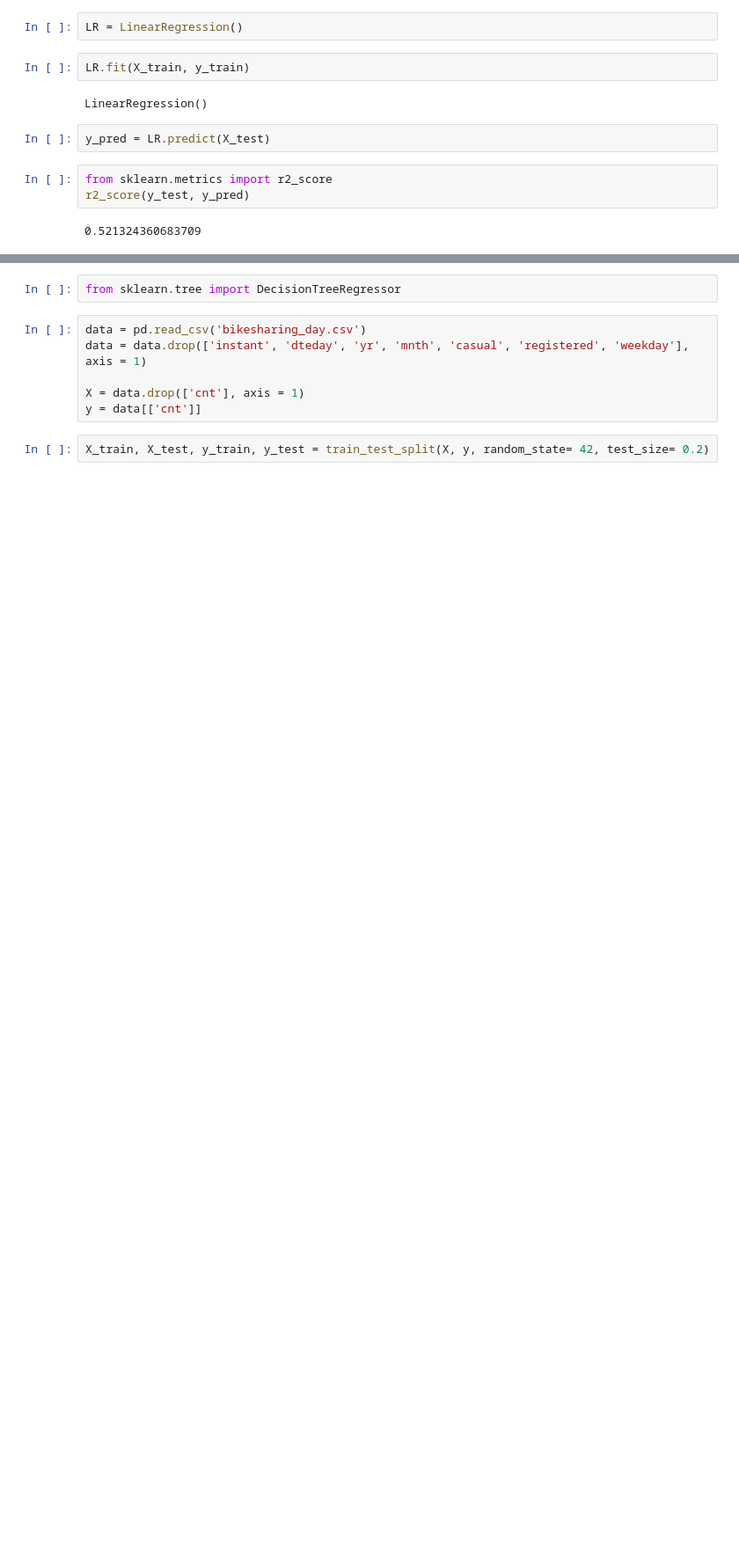
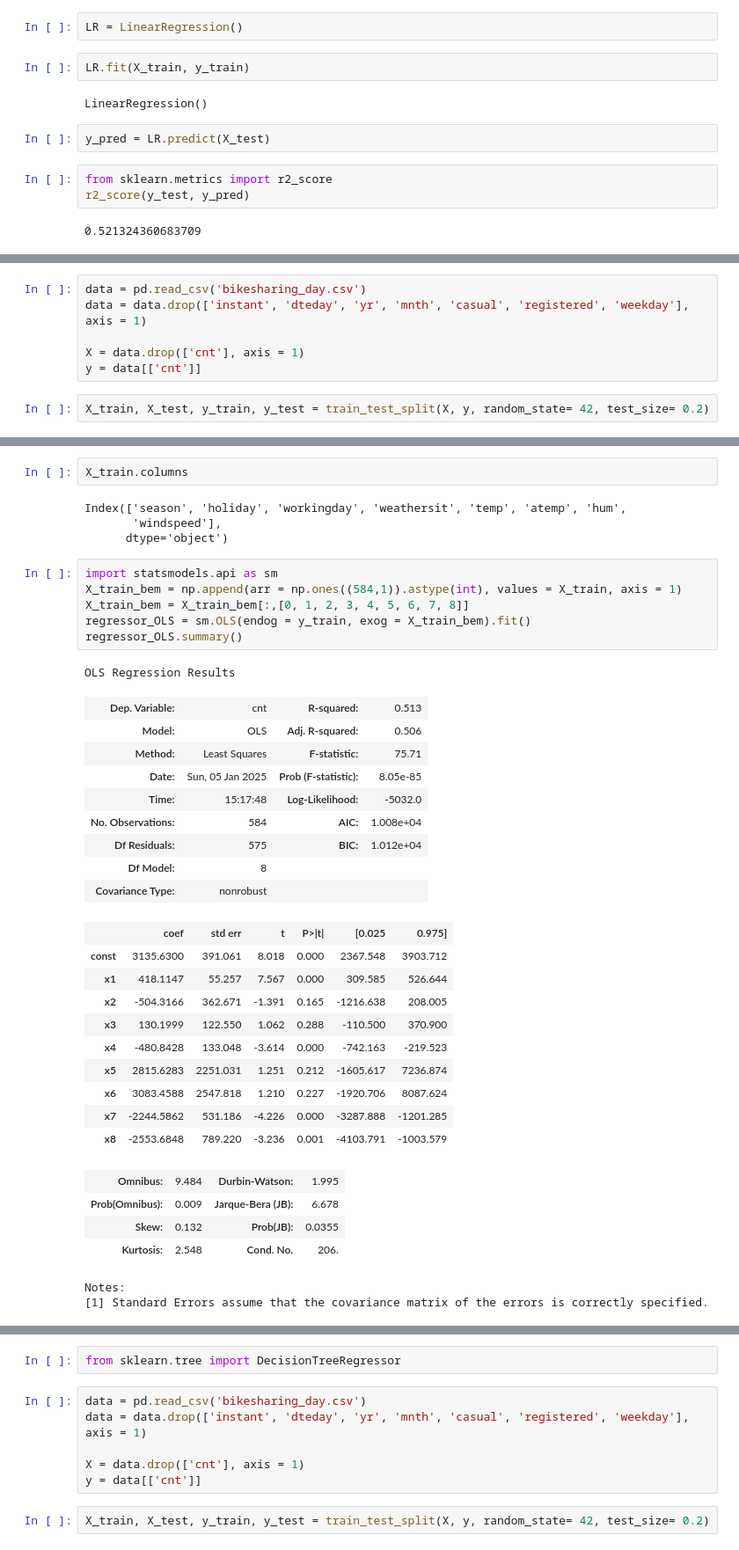
Before and after one commit to dushbar/bikesharingproject, a Jupyter notebook: bikesharingproject.ipynb, the cells around one changed output, grey strips where cells are left out. Shown at 88% size. Drawn from its saved outputs; the diff is of its cells as text; blank space fills up the shorter version.

```diff
--- a/bikesharingproject.ipynb
+++ b/bikesharingproject.ipynb
@@ -215,0 +227,8 @@ r2_score(y_test, y_pred)
+# %%
+data = pd.read_csv('bikesharing_day.csv')
+data = data.drop(['instant', 'dteday', 'yr', 'mnth', 'casual', 'registered', 'weekday'], axis = 1)
+
+X = data.drop(['cnt'], axis = 1)
+y = data[['cnt']]
+# %%
+X_train, X_test, y_train, y_test = train_test_split(X, y, random_state= 42, test_size= 0.2)
@@ -215,0 +239,39 @@ r2_score(y_test, y_pred)
+# %%
+X_train.columns
+# %% [output]
+Index(['season', 'holiday', 'workingday', 'weathersit', 'temp', 'atemp', 'hum',
+       'windspeed'],
+      dtype='object')
+# %%
+import statsmodels.api as sm
+X_train_bem = np.append(arr = np.ones((584,1)).astype(int), values = X_train, axis = 1)
+X_train_bem = X_train_bem[:,[0, 1, 2, 3, 4, 5, 6, 7, 8]]
+regressor_OLS = sm.OLS(endog = y_train, exog = X_train_bem).fit()
+regressor_OLS.summary()
+# %% [output]
+OLS Regression Results
+| Dep. Variable: | cnt | R-squared: | 0.513 |
+| Model: | OLS | Adj. R-squared: | 0.506 |
+| Method: | Least Squares | F-statistic: | 75.71 |
+| Date: | Sun, 05 Jan 2025 | Prob (F-statistic): | 8.05e-85 |
+| Time: | 15:17:48 | Log-Likelihood: | -5032.0 |
+| No. Observations: | 584 | AIC: | 1.008e+04 |
+| Df Residuals: | 575 | BIC: | 1.012e+04 |
+| Df Model: | 8 |  |  |
+| Covariance Type: | nonrobust |  |  |
+|  | coef | std err | t | P>|t| | [0.025 | 0.975] |
+| const | 3135.6300 | 391.061 | 8.018 | 0.000 | 2367.548 | 3903.712 |
+| x1 | 418.1147 | 55.257 | 7.567 | 0.000 | 309.585 | 526.644 |
+| x2 | -504.3166 | 362.671 | -1.391 | 0.165 | -1216.638 | 208.005 |
+| x3 | 130.1999 | 122.550 | 1.062 | 0.288 | -110.500 | 370.900 |
+| x4 | -480.8428 | 133.048 | -3.614 | 0.000 | -742.163 | -219.523 |
+| x5 | 2815.6283 | 2251.031 | 1.251 | 0.212 | -1605.617 | 7236.874 |
+| x6 | 3083.4588 | 2547.818 | 1.210 | 0.227 | -1920.706 | 8087.624 |
+| x7 | -2244.5862 | 531.186 | -4.226 | 0.000 | -3287.888 | -1201.285 |
+| x8 | -2553.6848 | 789.220 | -3.236 | 0.001 | -4103.791 | -1003.579 |
+| Omnibus: | 9.484 | Durbin-Watson: | 1.995 |
+| Prob(Omnibus): | 0.009 | Jarque-Bera (JB): | 6.678 |
+| Skew: | 0.132 | Prob(JB): | 0.0355 |
+| Kurtosis: | 2.548 | Cond. No. | 206. |
+Notes:
+[1] Standard Errors assume that the covariance matrix of the errors is correctly specified.
```
Also changed, not shown: parts of 24 cells of this notebook.
